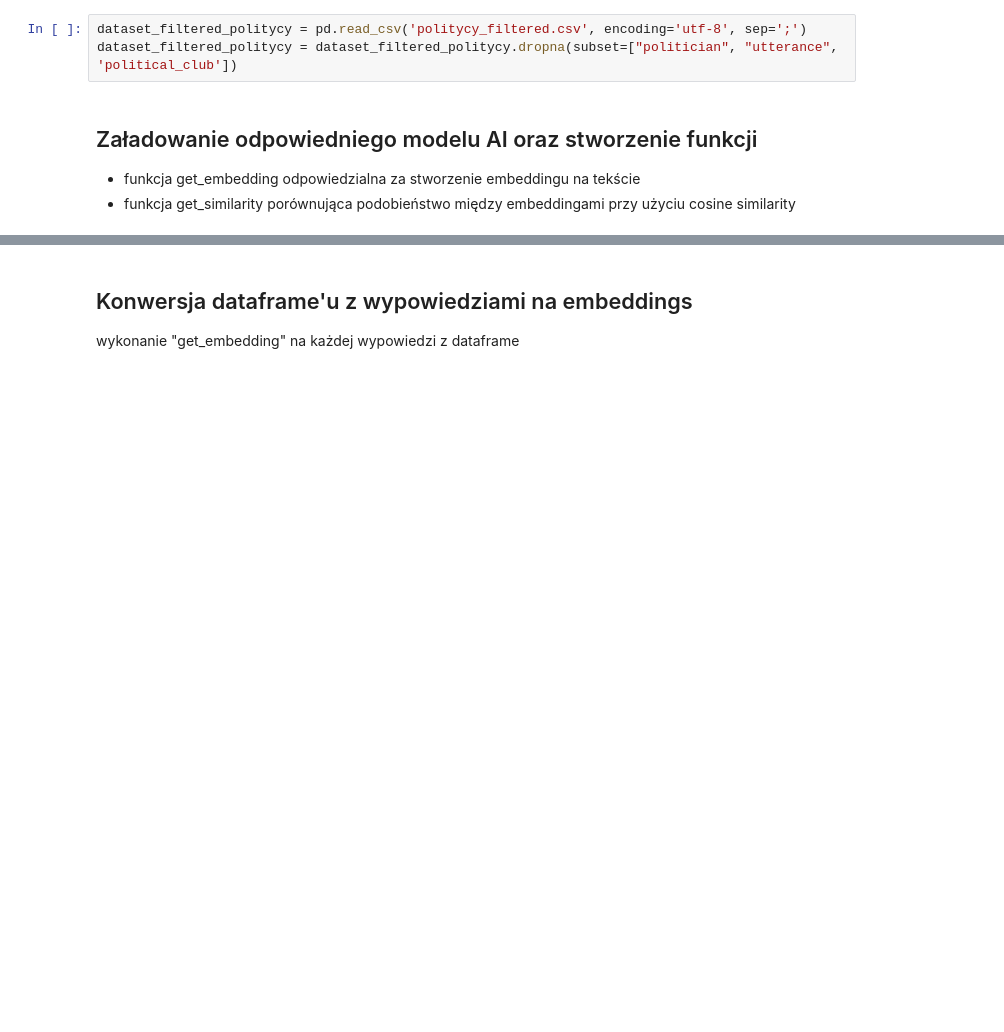
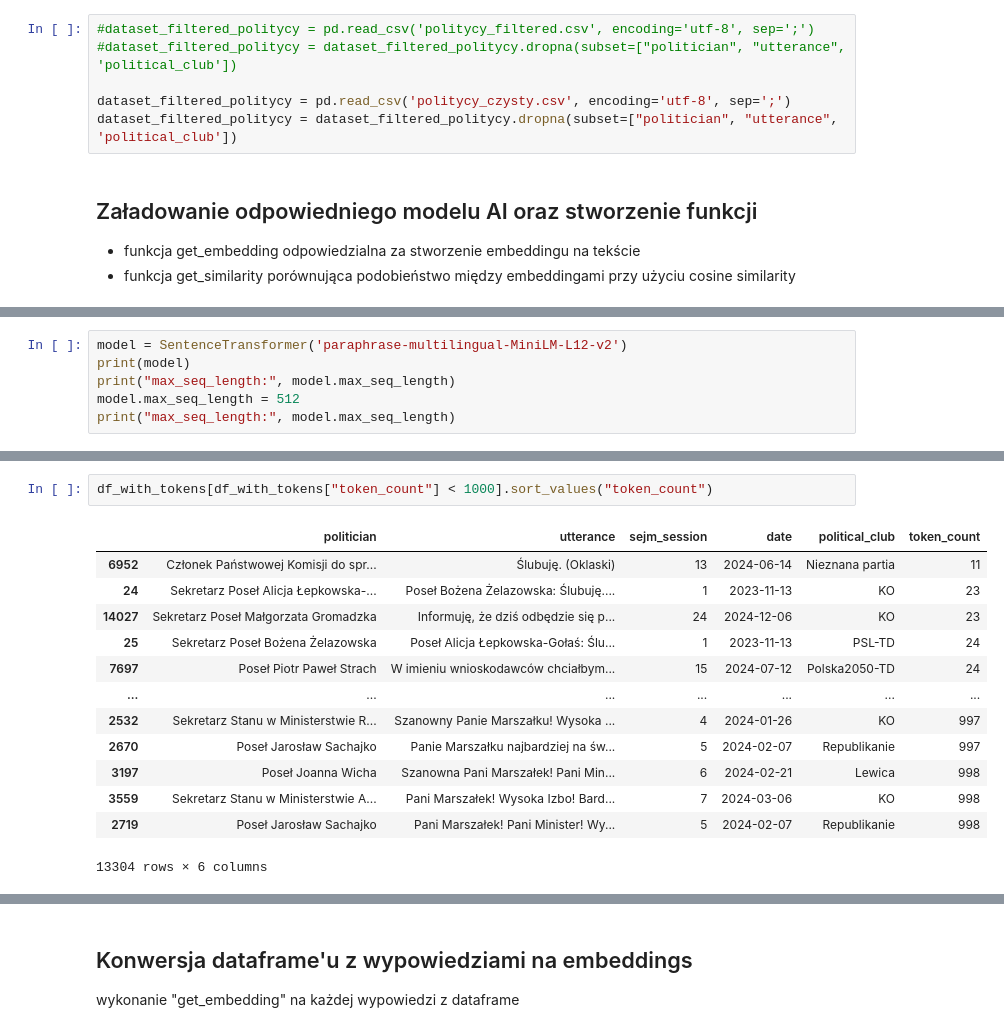
Before and after one commit to ogSikma/Political_compass, a Jupyter notebook: sejmGOVscraper-Copy1.ipynb, the cells around one changed output, grey strips where cells are left out. Cells and saved outputs as stored; diff of their text form; blank space fills up the shorter version.

```diff
--- a/sejmGOVscraper-Copy1.ipynb
+++ b/sejmGOVscraper-Copy1.ipynb
@@ -296,7 +294,10 @@ dataset_filtered_politycy.to_excel('politycy_filtered.xlsx', index=False)
 ## Przygotowanie datasetu z excela
 Załadowanie datasetu z wypowiedziami polityków z rozszerzeniem .csv
 # %%
-dataset_filtered_politycy = pd.read_csv('politycy_filtered.csv', encoding='utf-8', sep=';')
+#dataset_filtered_politycy = pd.read_csv('politycy_filtered.csv', encoding='utf-8', sep=';')
+#dataset_filtered_politycy = dataset_filtered_politycy.dropna(subset=["politician", "utterance", 'political_club'])
+
+dataset_filtered_politycy = pd.read_csv('politycy_czysty.csv', encoding='utf-8', sep=';')
 dataset_filtered_politycy = dataset_filtered_politycy.dropna(subset=["politician", "utterance", 'political_club'])
 # %% [markdown]
 ## Załadowanie odpowiedniego modelu AI oraz stworzenie funkcji
@@ -334,0 +362,6 @@ def get_similarity(user_input, df_embeddings):
+# %%
+model = SentenceTransformer('paraphrase-multilingual-MiniLM-L12-v2')
+print(model)
+print("max_seq_length:", model.max_seq_length)
+model.max_seq_length = 512
+print("max_seq_length:", model.max_seq_length)
@@ -334,0 +408,16 @@ def get_similarity(user_input, df_embeddings):
+# %%
+df_with_tokens[df_with_tokens["token_count"] < 1000].sort_values("token_count")
+# %% [output]
+|  | politician | utterance | sejm_session | date | political_club | token_count |
+| 6952 | Członek Państwowej Komisji do spr... | Ślubuję. (Oklaski) | 13 | 2024-06-14 | Nieznana partia | 11 |
+| 24 | Sekretarz Poseł Alicja Łepkowska-... | Poseł Bożena Żelazowska: Ślubuję.... | 1 | 2023-11-13 | KO | 23 |
+| 14027 | Sekretarz Poseł Małgorzata Gromadzka | Informuję, że dziś odbędzie się p... | 24 | 2024-12-06 | KO | 23 |
+| 25 | Sekretarz Poseł Bożena Żelazowska | Poseł Alicja Łepkowska-Gołaś: Ślu... | 1 | 2023-11-13 | PSL-TD | 24 |
+| 7697 | Poseł Piotr Paweł Strach | W imieniu wnioskodawców chciałbym... | 15 | 2024-07-12 | Polska2050-TD | 24 |
+| ... | ... | ... | ... | ... | ... | ... |
+| 2532 | Sekretarz Stanu w Ministerstwie R... | Szanowny Panie Marszałku! Wysoka ... | 4 | 2024-01-26 | KO | 997 |
+| 2670 | Poseł Jarosław Sachajko | Panie Marszałku najbardziej na św... | 5 | 2024-02-07 | Republikanie | 997 |
+| 3197 | Poseł Joanna Wicha | Szanowna Pani Marszałek! Pani Min... | 6 | 2024-02-21 | Lewica | 998 |
+| 3559 | Sekretarz Stanu w Ministerstwie A... | Pani Marszałek! Wysoka Izbo! Bard... | 7 | 2024-03-06 | KO | 998 |
+| 2719 | Poseł Jarosław Sachajko | Pani Marszałek! Pani Minister! Wy... | 5 | 2024-02-07 | Republikanie | 998 |
+13304 rows × 6 columns
```
Also changed, not shown: parts of 34 cells of this notebook, 1 other file.
